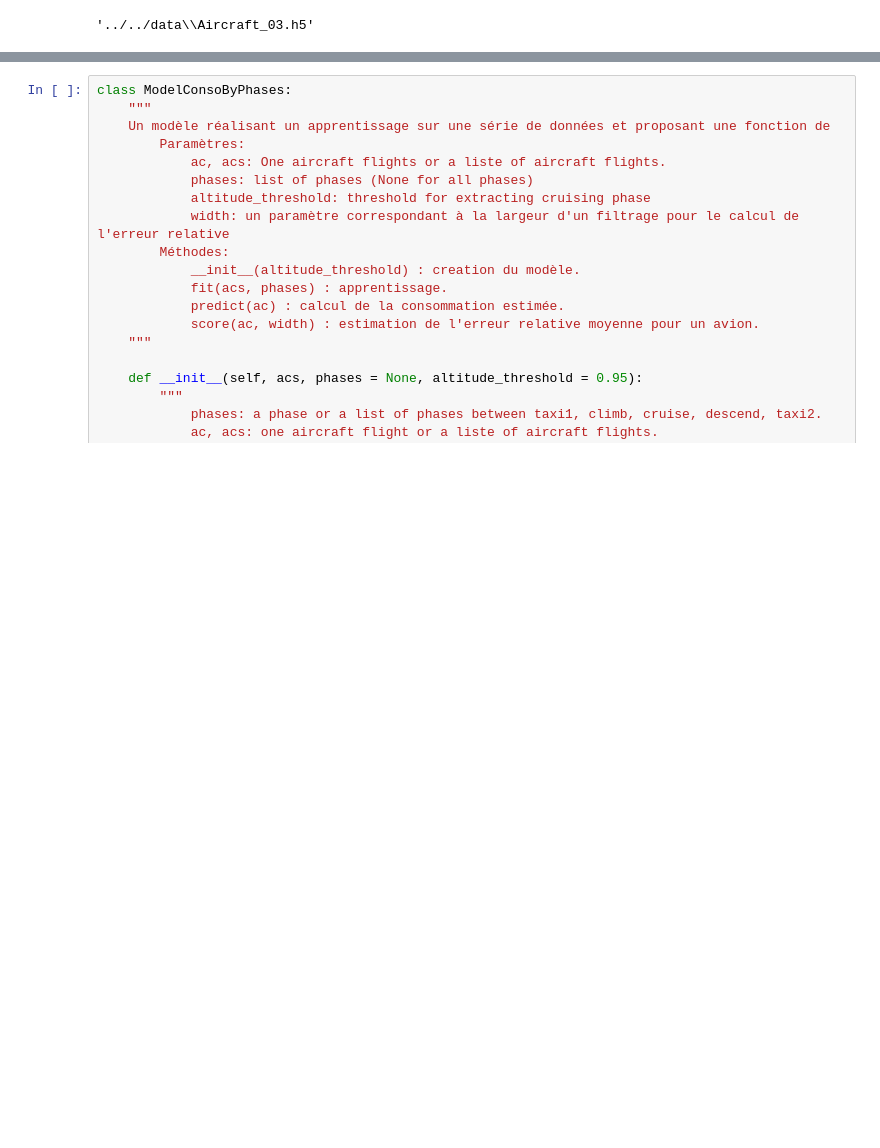
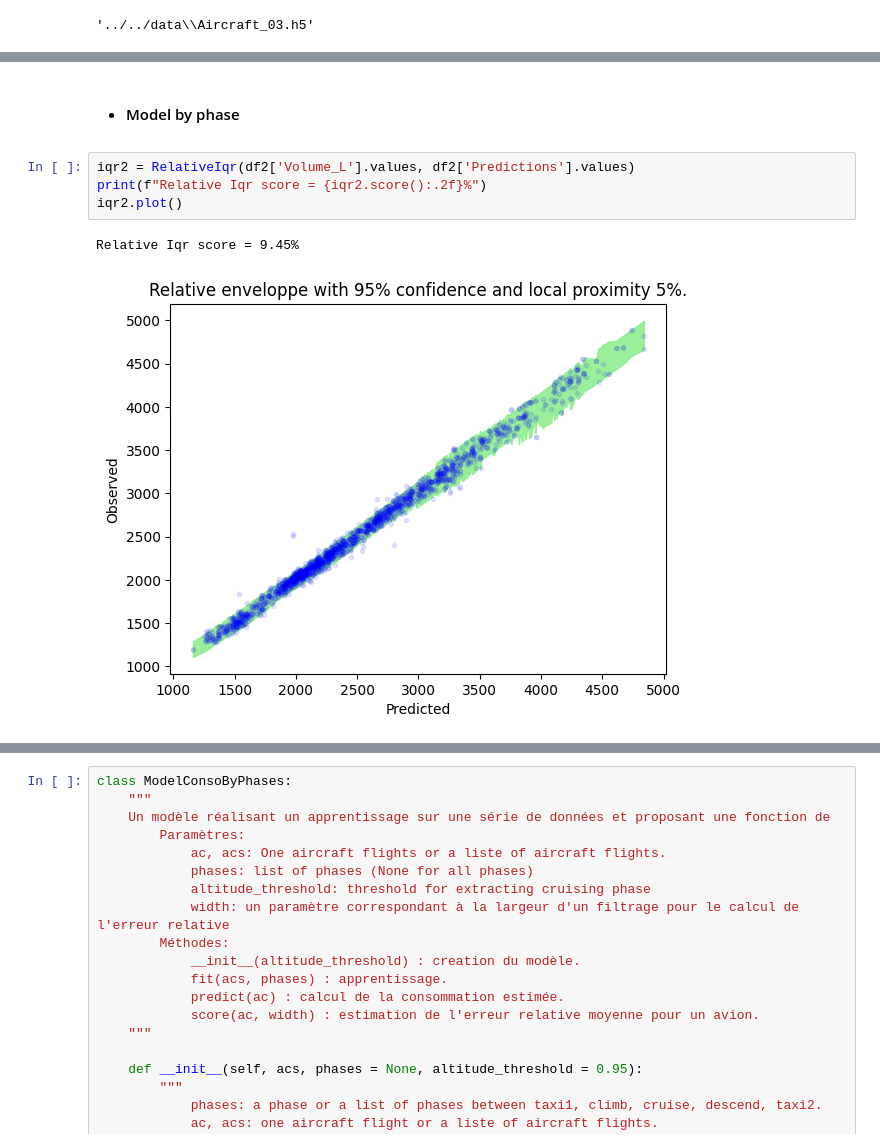
Before and after one commit to jee51/M2DProjet2324, a Jupyter notebook: notebooks/Achille_Work/Achille_conso_fuel_global.ipynb, the cells around one changed output, grey strips where cells are left out. Cells and saved outputs as stored; diff of their text form; blank space fills up the shorter version.

```diff
--- a/notebooks/Achille_Work/Achille_conso_fuel_global.ipynb
+++ b/notebooks/Achille_Work/Achille_conso_fuel_global.ipynb
@@ -272,0 +501,9 @@ strong multicollinearity or other numerical problems.
+# %% [markdown]
+- #### Model by phase
+# %%
+iqr2 = RelativeIqr(df2['Volume_L'].values, df2['Predictions'].values)
+print(f"Relative Iqr score = {iqr2.score():.2f}%")
+iqr2.plot()
+# %% [output]
+Relative Iqr score = 9.45%
+[figure, added]
```
Also changed, not shown: parts of 60 cells of this notebook, 6 other files.
